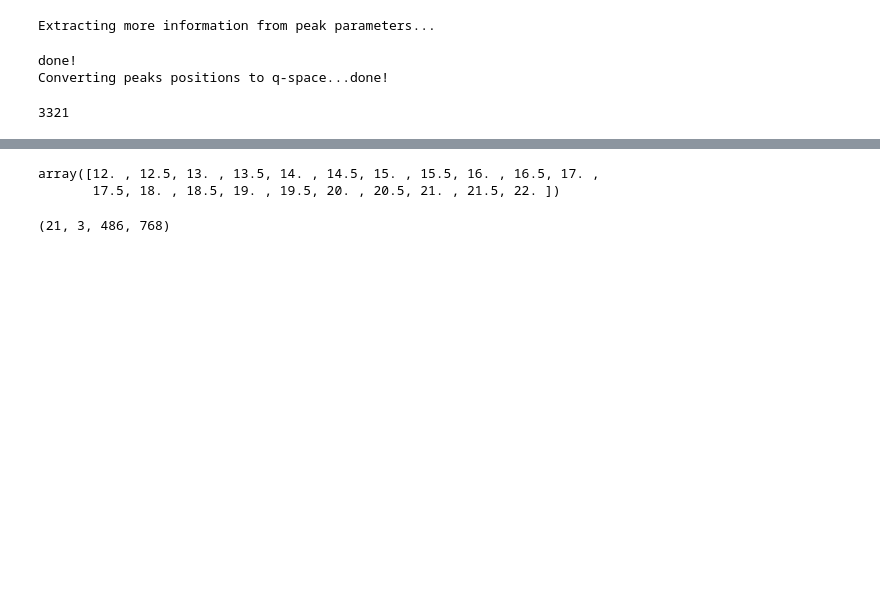
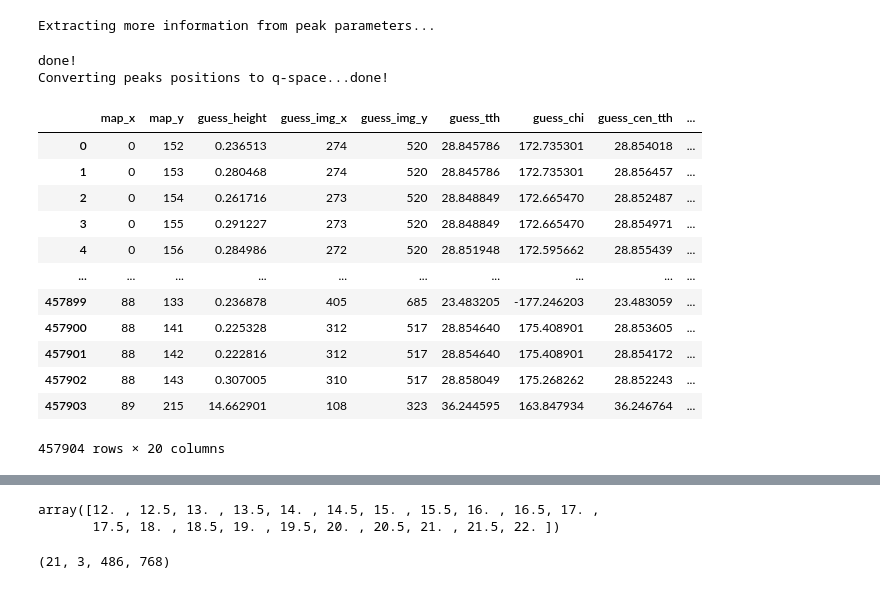
Before and after one commit to emusterman/xrdmaptools, a Jupyter notebook: testing_notebooks/XRDMap_class.ipynb, the cells around one changed output, grey strips where cells are left out. Cells and saved outputs as stored; diff of their text form; code cells hidden in the pictures; blank space fills up the shorter version.

```diff
--- a/testing_notebooks/XRDMap_class.ipynb
+++ b/testing_notebooks/XRDMap_class.ipynb
@@ -234,6 +1538,8 @@ for filename, phase_name in zip(['AMCSD\\Hematite_0017806.cif',
                                  'Zincite']):
 
     test.load_phase(filename, filedir=cif_dir, phase_name=phase_name)
+# %%
+test.load_phase('AMCSD\\Zincite_0011555.cif', filedir=cif_dir, phase_name="Zincite")
 # %%
 cif_dir = '''C:\\Users\\emusterma\\OneDrive - Brookhaven National Laboratory\\Documents\\Postdoc\\Literature\\CIF\\'''
 test.clear_phases()
@@ -362,6 +1663,22 @@ Converting peaks positions to q-space...done!
 test.plot_reconstruction([3, 4], plot_residual=True)
 # %%
 test.plot_image([3, 4], spots=True)
+# %%
+test.spots
+# %% [output]
+|  | map_x | map_y | guess_height | guess_img_x | guess_img_y | guess_tth | guess_chi | guess_cen_tth | ... |
+| 0 | 0 | 152 | 0.236513 | 274 | 520 | 28.845786 | 172.735301 | 28.854018 | ... |
+| 1 | 0 | 153 | 0.280468 | 274 | 520 | 28.845786 | 172.735301 | 28.856457 | ... |
+| 2 | 0 | 154 | 0.261716 | 273 | 520 | 28.848849 | 172.665470 | 28.852487 | ... |
+| 3 | 0 | 155 | 0.291227 | 273 | 520 | 28.848849 | 172.665470 | 28.854971 | ... |
+| 4 | 0 | 156 | 0.284986 | 272 | 520 | 28.851948 | 172.595662 | 28.855439 | ... |
+| ... | ... | ... | ... | ... | ... | ... | ... | ... | ... |
+| 457899 | 88 | 133 | 0.236878 | 405 | 685 | 23.483205 | -177.246203 | 23.483059 | ... |
+| 457900 | 88 | 141 | 0.225328 | 312 | 517 | 28.854640 | 175.408901 | 28.853605 | ... |
+| 457901 | 88 | 142 | 0.222816 | 312 | 517 | 28.854640 | 175.408901 | 28.854172 | ... |
+| 457902 | 88 | 143 | 0.307005 | 310 | 517 | 28.858049 | 175.268262 | 28.852243 | ... |
+| 457903 | 89 | 215 | 14.662901 | 108 | 323 | 36.244595 | 163.847934 | 36.246764 | ... |
+457904 rows × 20 columns
 # %%
 plot_map = np.zeros(test.map.map_shape)
 plot_map[:] = np.nan
@@ -395,7 +1712,3 @@ ax.set_title('Spot Value')
 plt.show()
 # %%
 test.plot_interactive_map(display_map=plot_map, img_vmin=0, img_vmax=0.1, map_vmin=10, map_vmax=5000)
-# %%
-test.map.num_images
-# %% [output]
-3321
```
Also changed, not shown: parts of 149 cells of this notebook, 18 other files.
